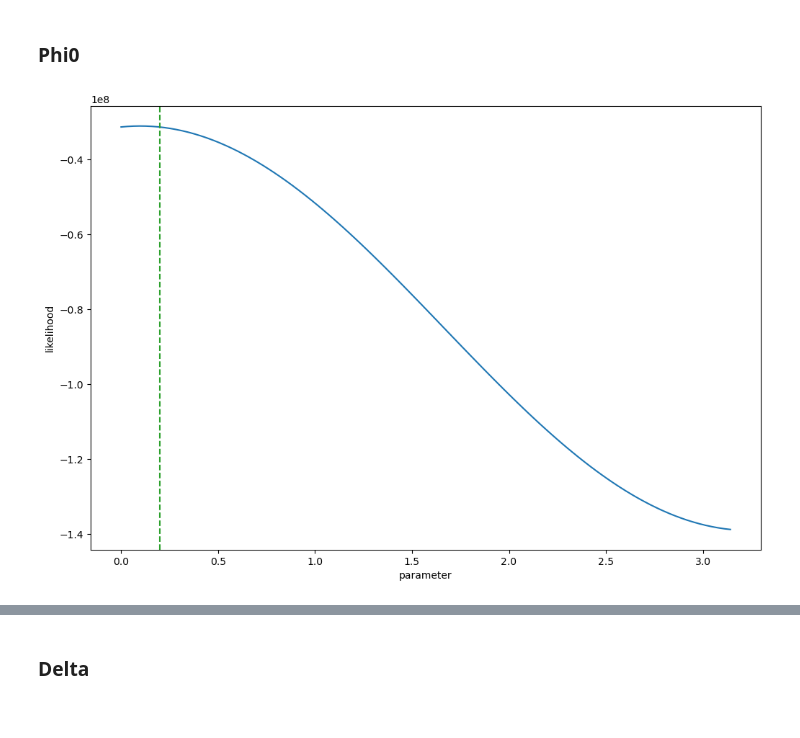
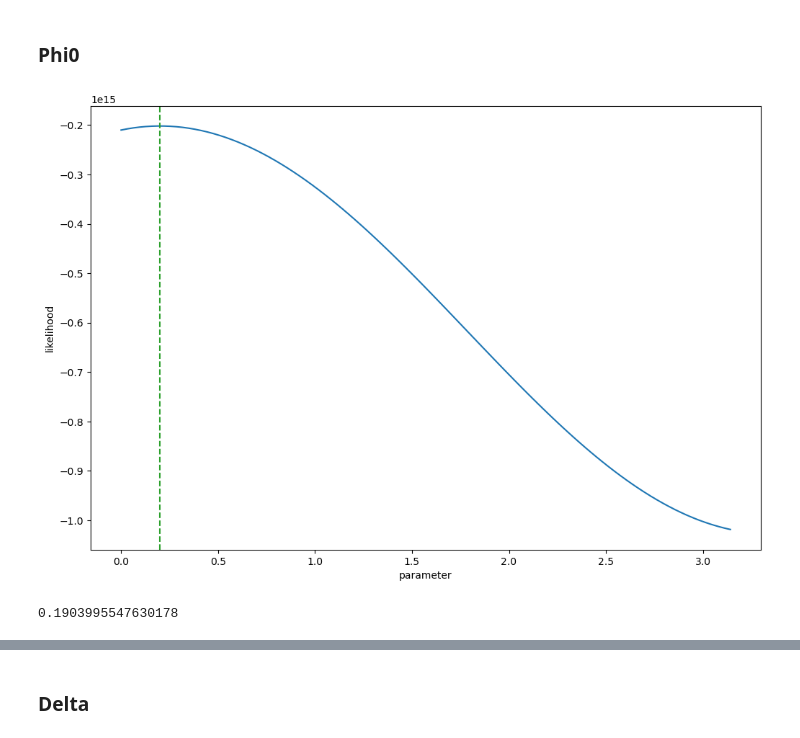
Before and after one commit to tomkimpson/StateSpacePTA, a Jupyter notebook: notebooks/likelihood_surfaces.ipynb, the cells around one changed output, grey strips where cells are left out. Drawn from its saved outputs; the diff is of its cells as text; code cells hidden in the pictures.

```diff
--- a/notebooks/likelihood_surfaces.ipynb
+++ b/notebooks/likelihood_surfaces.ipynb
@@ -38,7 +38,7 @@ from plotting import likelihoods_over_priors,iterate_over_priors
 import numpy as np
 
 #Set everything up
-P   = SystemParameters()   # define the system parameters
+P   = SystemParameters(h=1e-10,σp=0.0)   # define the system parameters
 PTA = Pulsars(P)               # setup the PTA
 data = SyntheticData(PTA,P)    # generate some synthetic data
 
@@ -50,7 +50,7 @@ model = LinearModel
 KF = KalmanFilter(model,data.f_measured,PTA)
 
 true_parameters = priors_dict(PTA,P)
-true_parameters["simga_m"] =1e-1# priors_dict(PTA,P)
+#true_parameters["simga_m"] =1e-1# priors_dict(PTA,P)
 
 model_likelihood= KF.likelihood(true_parameters)
 print("Optimal likelihood is: ", model_likelihood)
@@ -119,10 +128,14 @@ plot_likelihood(variable_range,likelihoods,True,true_parameters[variable])
 # %%
 
 variable = "phi0_gw"
 variable_range = np.linspace(0,np.pi,int(1e2))
 selected_parameters = true_parameters.copy()
-selected_parameters["omega_gw"] = 5.000504504504505e-07
+selected_parameters["omega_gw"] = 5.0e-7
 likelihoods = iterate_over_priors(variable, variable_range,selected_parameters,KF)
 plot_likelihood(variable_range,likelihoods,False,true_parameters[variable])
+
+
+print(variable_range[np.argmax(likelihoods)])
 # %% [output]
-[figure, old version]
+[figure, new version]
+0.1903995547630178
```
Also changed, not shown: parts of 5 cells of this notebook, 5 other files.
